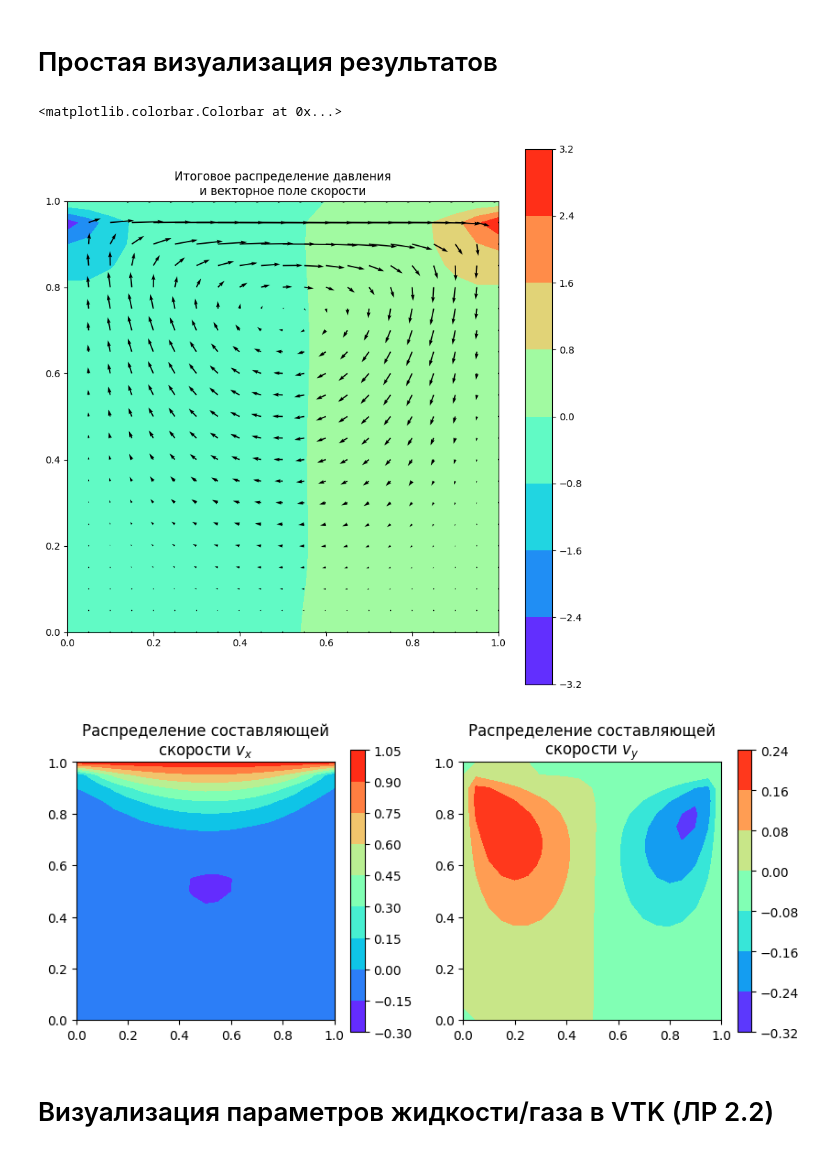
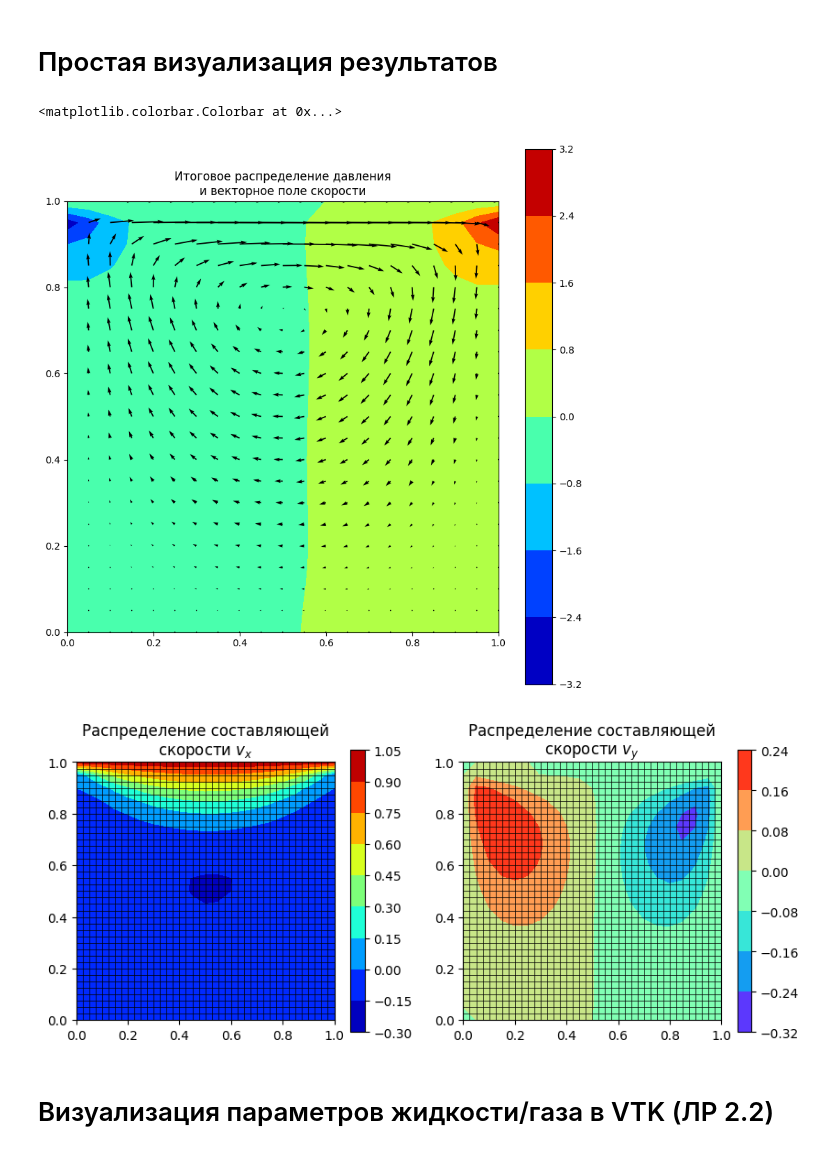
Before and after one commit to Ornstein89/CFD, a Jupyter notebook: Lab 2.1.ipynb, the cells around one changed output. Drawn from its saved outputs; the diff is of its cells as text; code cells hidden in the pictures.

```diff
--- a/Lab 2.1.ipynb
+++ b/Lab 2.1.ipynb
@@ -274,20 +214,24 @@ for iter in tqdm(range(N_ITERATIONS)):
         # print(iter)
         plt.subplot(1,3,1, title="Давление ${p}$")
         plt.gca().set_aspect('equal', 'box')
-        plt.contourf(X[::2, ::2], Y[::2, ::2], p_next[::2, ::2], cmap="rainbow")
+        plt.contourf(X[::2, ::2], Y[::2, ::2], p_next[::2, ::2], cmap="jet")
         plt.colorbar()
         plt.quiver(X[::2, ::2], Y[::2, ::2],
                    vx_next[::2, ::2], vy_next[::2, ::2], color="black")
 
         plt.subplot(1,3,2, title="Проекция скорости ${v_x}$")
         plt.gca().set_aspect('equal', 'box')
-        plt.contourf(X[::2, ::2], Y[::2, ::2], vx_next[::2, ::2], cmap="rainbow")
+        plt.contourf(X[::2, ::2], Y[::2, ::2], vx_next[::2, ::2], cmap="jet")
+        plt.plot(X, Y, "-k", linewidth=0.5)
+        plt.plot(np.transpose(X), np.transpose(Y), "-k", linewidth=0.5) # add this here
         plt.colorbar()
 
 
         plt.subplot(1,3,3, title="Проекция скорости ${v_y}$")
         plt.gca().set_aspect('equal', 'box')
-        plt.contourf(X[::2, ::2], Y[::2, ::2], vy_next[::2, ::2], cmap="rainbow")
+        plt.contourf(X[::2, ::2], Y[::2, ::2], vy_next[::2, ::2], cmap="jet")
+        plt.plot(X, Y, "-k", linewidth=0.5)
+        plt.plot(np.transpose(X), np.transpose(Y), "-k", linewidth=0.5) # add this here
         plt.colorbar()
         plt.show()
 # %% [output]
@@ -314,37 +258,41 @@ plt.gca().set_title("Итоговое распределение давлени
 
 # plt.subplot(3,2,1)
 # контурный график давления
-plt.contourf(X[::2, ::2], Y[::2, ::2], p_next[::2, ::2], cmap="rainbow")
+plt.contourf(X[::2, ::2], Y[::2, ::2], p_next[::2, ::2], cmap="jet")
 plt.colorbar()
 
 # линии тока
 # plt.streamplot(X[::2, ::2], Y[::2, ::2],
 #                vx_next[::2, ::2], vy_next[::2, ::2], color="black")
 
 # векторное поле
 plt.quiver(X[::2, ::2], Y[::2, ::2],
            vx_next[::2, ::2], vy_next[::2, ::2], color="black")
 
 plt.figure(figsize=[10, 4])
 # график v_x
 plt.subplot(1,2,1, title="Распределение составляющей\nскорости ${v_x}$")
 plt.gca().set_aspect('equal', 'box')
-plt.contourf(X[::2, ::2], Y[::2, ::2], vx_next[::2, ::2], cmap="rainbow")
+plt.contourf(X[::2, ::2], Y[::2, ::2], vx_next[::2, ::2], cmap="jet")
+plt.plot(X, Y, "-k", linewidth=0.5)
+plt.plot(np.transpose(X), np.transpose(Y), "-k", linewidth=0.5) # add this here
 plt.colorbar()
 
 # график v_y
 plt.subplot(1,2,2, title="Распределение составляющей\nскорости ${v_y}$")
 plt.gca().set_aspect('equal', 'box')
 plt.contourf(X[::2, ::2], Y[::2, ::2], vy_next[::2, ::2], cmap="rainbow")
+plt.plot(X, Y, "-k", linewidth=0.5)
+plt.plot(np.transpose(X), np.transpose(Y), "-k", linewidth=0.5) # add this here
 plt.colorbar()
 
 # plt.xlim((0, 1))
 # plt.ylim((0, 1))
 # plt.show()
 # %% [output]
 <matplotlib.colorbar.Colorbar at 0x...>
-[figure, old version]
+[figure, new version]
-[figure, old version]
+[figure, new version]
 # %% [markdown]
 # Визуализация параметров жидкости/газа в VTK (ЛР 2.2)
 # %% [raw]
```
Also changed, not shown: parts of 12 cells of this notebook, 1 other file.
